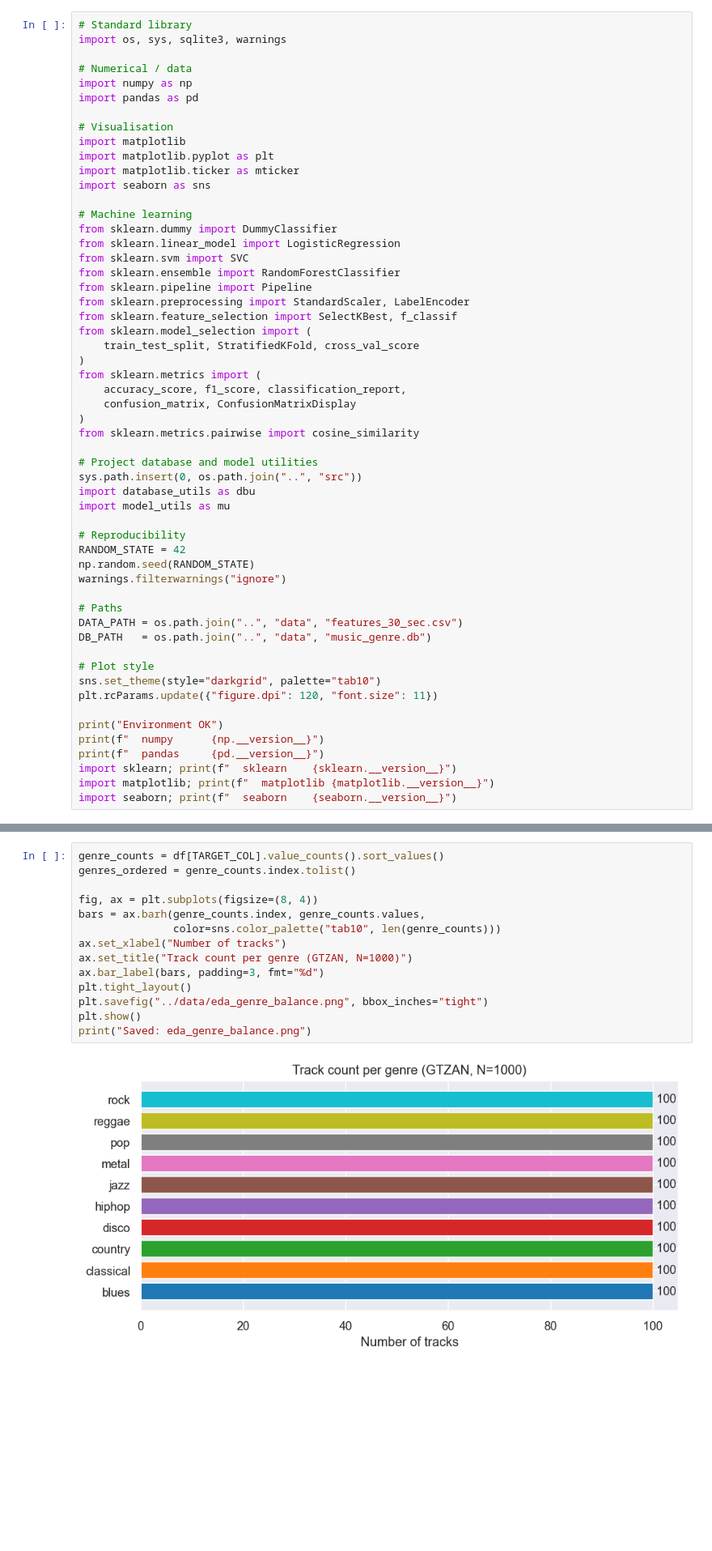
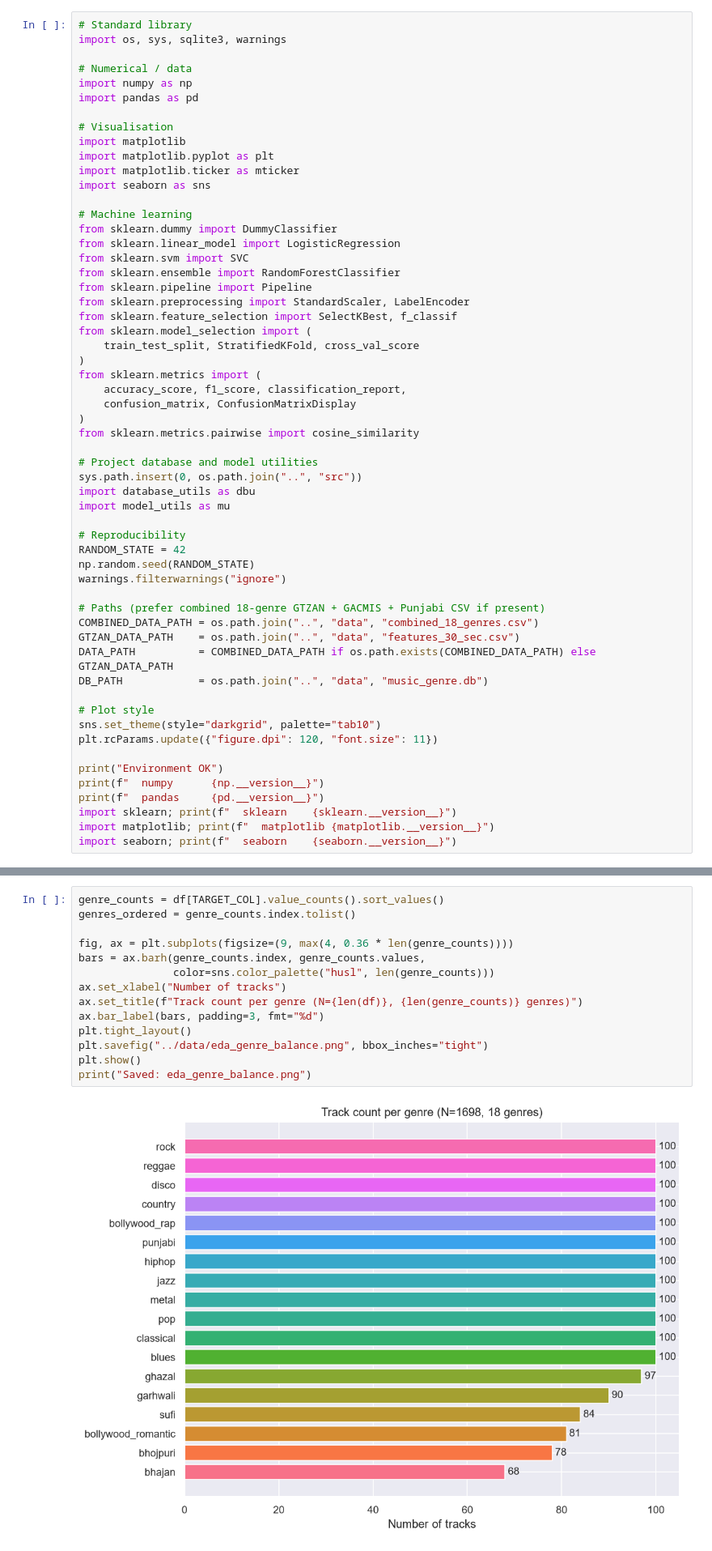
Before and after one commit to KalsiBros4/idc409-music-genre-classification, a Jupyter notebook: notebooks/music_genre_classification.ipynb, the cells around one changed output, grey strips where cells are left out. Shown at 81% size. Cells and saved outputs as stored; diff of their text form; blank space fills up the shorter version.

Commit message:
feat(notebook): execute music_genre_classification.ipynb on 18 genres (1698 tracks)

```diff
--- a/notebooks/music_genre_classification.ipynb
+++ b/notebooks/music_genre_classification.ipynb
@@ -65,9 +70,11 @@ RANDOM_STATE = 42
 np.random.seed(RANDOM_STATE)
 warnings.filterwarnings("ignore")
 
-# Paths
-DATA_PATH = os.path.join("..", "data", "features_30_sec.csv")
-DB_PATH   = os.path.join("..", "data", "music_genre.db")
+# Paths (prefer combined 18-genre GTZAN + GACMIS + Punjabi CSV if present)
+COMBINED_DATA_PATH = os.path.join("..", "data", "combined_18_genres.csv")
+GTZAN_DATA_PATH    = os.path.join("..", "data", "features_30_sec.csv")
+DATA_PATH          = COMBINED_DATA_PATH if os.path.exists(COMBINED_DATA_PATH) else GTZAN_DATA_PATH
+DB_PATH            = os.path.join("..", "data", "music_genre.db")
 
 # Plot style
 sns.set_theme(style="darkgrid", palette="tab10")
@@ -251,19 +259,19 @@ We answer concrete questions about the data before training any model:
 # %%
 genre_counts = df[TARGET_COL].value_counts().sort_values()
 genres_ordered = genre_counts.index.tolist()
 
-fig, ax = plt.subplots(figsize=(8, 4))
+fig, ax = plt.subplots(figsize=(9, max(4, 0.36 * len(genre_counts))))
 bars = ax.barh(genre_counts.index, genre_counts.values,
-               color=sns.color_palette("tab10", len(genre_counts)))
+               color=sns.color_palette("husl", len(genre_counts)))
 ax.set_xlabel("Number of tracks")
-ax.set_title("Track count per genre (GTZAN, N=1000)")
+ax.set_title(f"Track count per genre (N={len(df)}, {len(genre_counts)} genres)")
 ax.bar_label(bars, padding=3, fmt="%d")
 plt.tight_layout()
 plt.savefig("../data/eda_genre_balance.png", bbox_inches="tight")
 plt.show()
 print("Saved: eda_genre_balance.png")
 # %% [output]
-[figure, old version]
+[figure, new version]
 Saved: eda_genre_balance.png
 # %% [markdown]
 ### 3.2 Tempo distribution by genre
```
Also changed, not shown: parts of 30 cells of this notebook.
